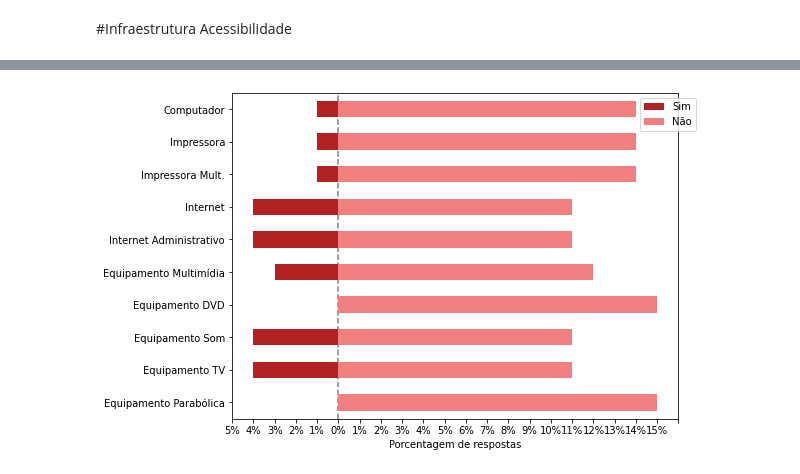
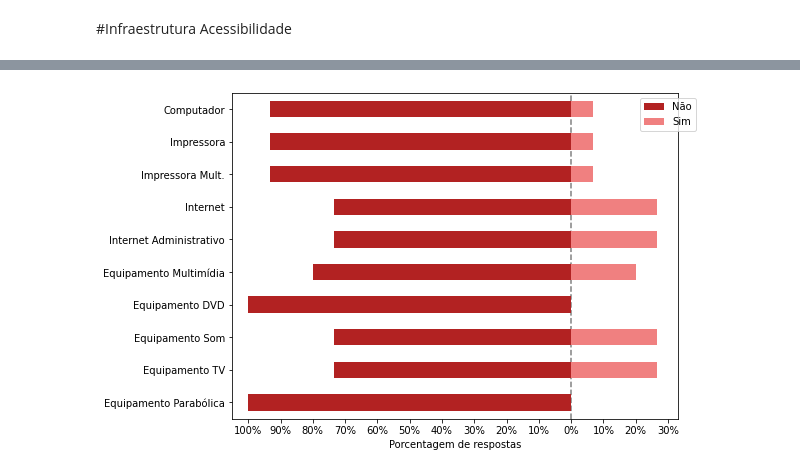
Before and after one commit to JulioHenri/Infraestrutura-escola, a Jupyter notebook: escolas_revisado.ipynb, the cells around one changed output, grey strips where cells are left out. Cells and saved outputs as stored; diff of their text form; code cells hidden in the pictures.

```diff
--- a/escolas_revisado.ipynb
+++ b/escolas_revisado.ipynb
@@ -23,6 +23,6 @@ Requirement already satisfied: pytz>=2017.3 in /usr/local/lib/python3.7/dist-pac
 # %% [markdown]
 #Insfraestrutura Física
 # %%
-df1 = pd.read_excel('Escolas_REVISADO4.xlsx',sheet_name=1)
-df1.head()
+df = pd.read_excel('Escolas_REVISADO4.xlsx')
+df.head()
 # %% [output]
@@ -59,11 +89,12 @@ df1
 # %%
 import plot_likert
 
-myscale = ['Sim','Não']
-ax = plot_likert.plot_counts(df1, myscale, plot_percentage=True);
+myscale = ['Não','Sim']
+
+ax = plot_likert.plot_likert(df1, myscale, plot_percentage=True)
 ax.figure.set_size_inches(8, 6)
 ax.xaxis.set_label_text('Porcentagem de respostas')
 ax.yaxis.set_label_text('')
-ax.set_yticklabels(['Energia Rede Pública','Banheiro Chuveiro','Banheiro PNE','Banheiro','Laboratório Informática','Refeitório','Despensa',
-                    'Cozinha','Espaço Equipamento','Espaço Atividade','Biblioteca','Sala do Professor','Secretaria','Diretoria']);
+ax.set_yticklabels(['Secretaria','Sala do Professor','Diretoria','Refeitório','Laboratório Informática','Despensa','Cozinha','Biblioteca',
+                    'Banheiro Chuveiro','Banheiro PNE','Banheiro','Energia Rede Pública','Espaço Equipamento','Espaço Atividade']);
 # %% [output]
@@ -173,0 +204,6 @@ df5
+# %%
+df5 = df[['IN_COMPUTADOR','IN_EQUIP_IMPRESSORA','IN_EQUIP_IMPRESSORA_MULT','IN_INTERNET','IN_INTERNET_ADMINISTRATIVO',
+          'IN_EQUIP_MULTIMIDIA','IN_EQUIP_DVD','IN_EQUIP_SOM','IN_EQUIP_TV','IN_EQUIP_PARABOLICA']]
+# %%
+df5 = df5.replace({0:'Não', 1:'Sim'})
+df5
@@ -174,11 +227,9 @@ df5
 # %%
-df5 = df5.set_index('INFRAESTRUTURA DE EQUIPAMENTOS')
-
-ax = plot_likert.plot_counts(df5, myscale, plot_percentage=True);
+ax = plot_likert.plot_likert(df5, myscale, plot_percentage=True)
 ax.figure.set_size_inches(8, 6)
 ax.xaxis.set_label_text('Porcentagem de respostas')
-ax.yaxis.set_label_text('')
+ax.yaxis.set_label_text('');
 ax.set_yticklabels(['Equipamento Parabólica','Equipamento TV','Equipamento Som','Equipamento DVD','Equipamento Multimídia','Internet Administrativo',
                     'Internet','Impressora Mult.','Impressora','Computador']);
 # %% [output]
-[figure, old version]
+[figure, new version]
```
Also changed, not shown: parts of 24 cells of this notebook, 1 other file.
